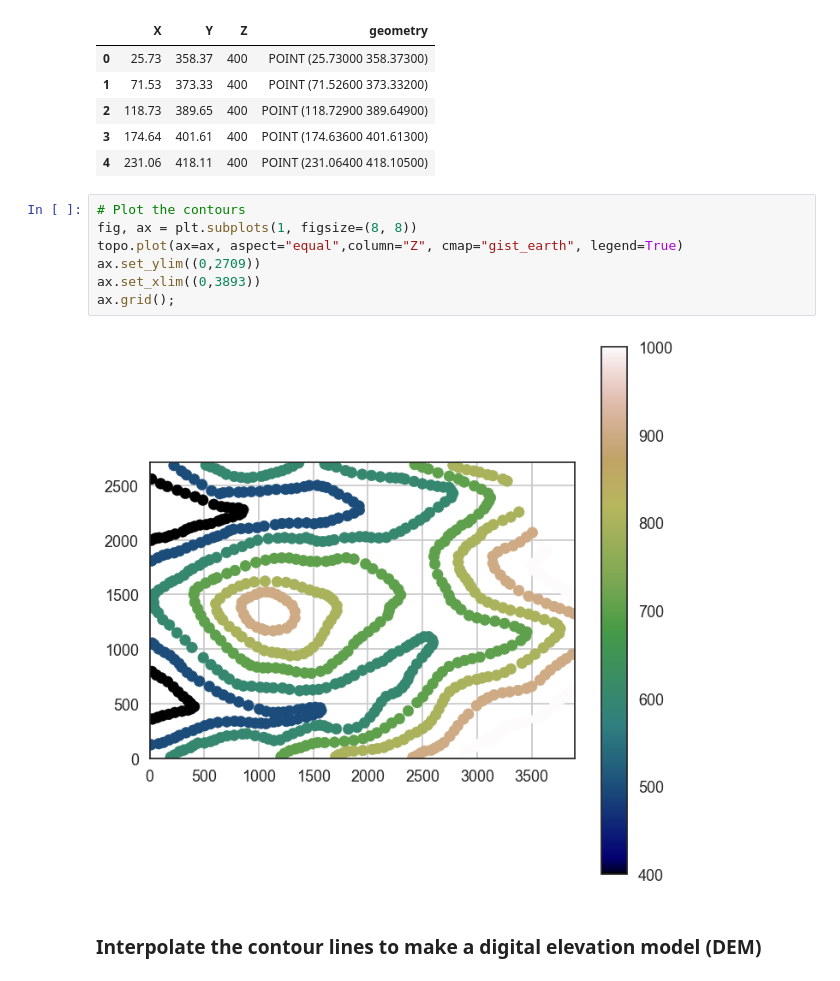
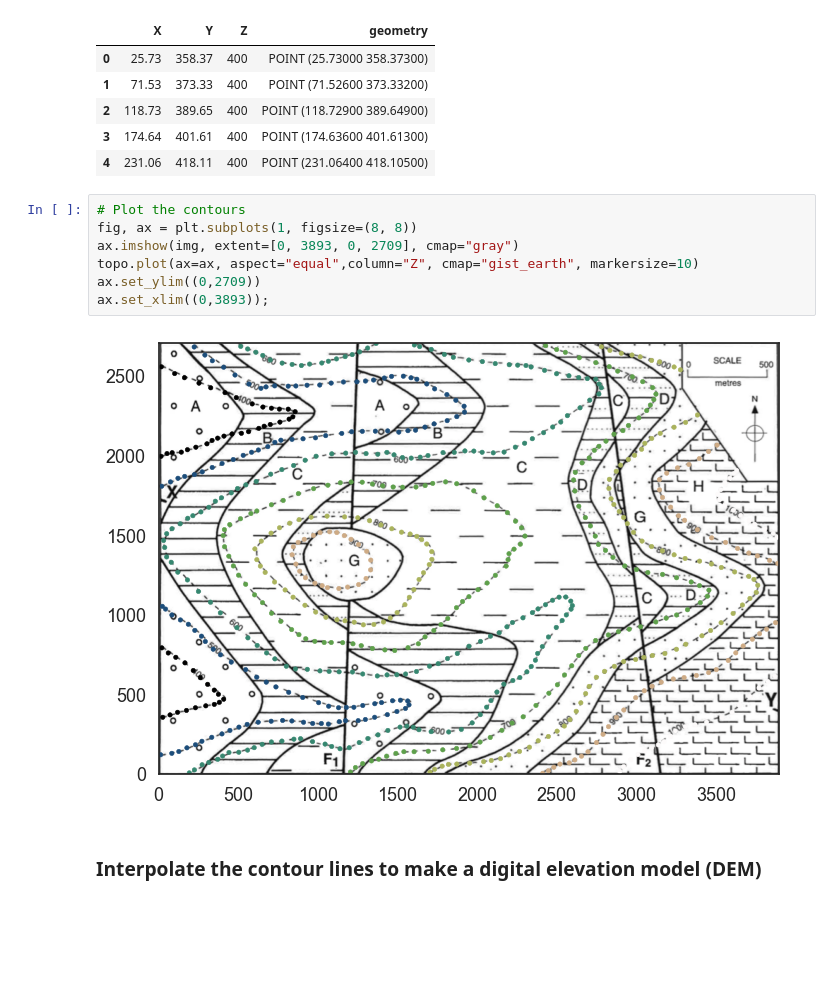
Before and after one commit to nfcd/mapsTo3DModels, a Jupyter notebook: map7_faults_unconformity/map7_faults_unconformity.ipynb, the cells around one changed output. Drawn from its saved outputs; the diff is of its cells as text; blank space fills up the shorter version.

```diff
--- a/map7_faults_unconformity/map7_faults_unconformity.ipynb
+++ b/map7_faults_unconformity/map7_faults_unconformity.ipynb
@@ -50,12 +50,12 @@ topo.head()
 # %%
 # Plot the contours
 fig, ax = plt.subplots(1, figsize=(8, 8))
-topo.plot(ax=ax, aspect="equal",column="Z", cmap="gist_earth", legend=True)
+ax.imshow(img, extent=[0, 3893, 0, 2709], cmap="gray")
+topo.plot(ax=ax, aspect="equal",column="Z", cmap="gist_earth", markersize=10)
 ax.set_ylim((0,2709))
-ax.set_xlim((0,3893))
-ax.grid();
+ax.set_xlim((0,3893));
 # %% [output]
-[figure, old version]
+[figure, new version]
 # %% [markdown]
 ### Interpolate the contour lines to make a digital elevation model (DEM)
 # %%
```
Also changed, not shown: parts of 4 cells of this notebook, 8 other files.
